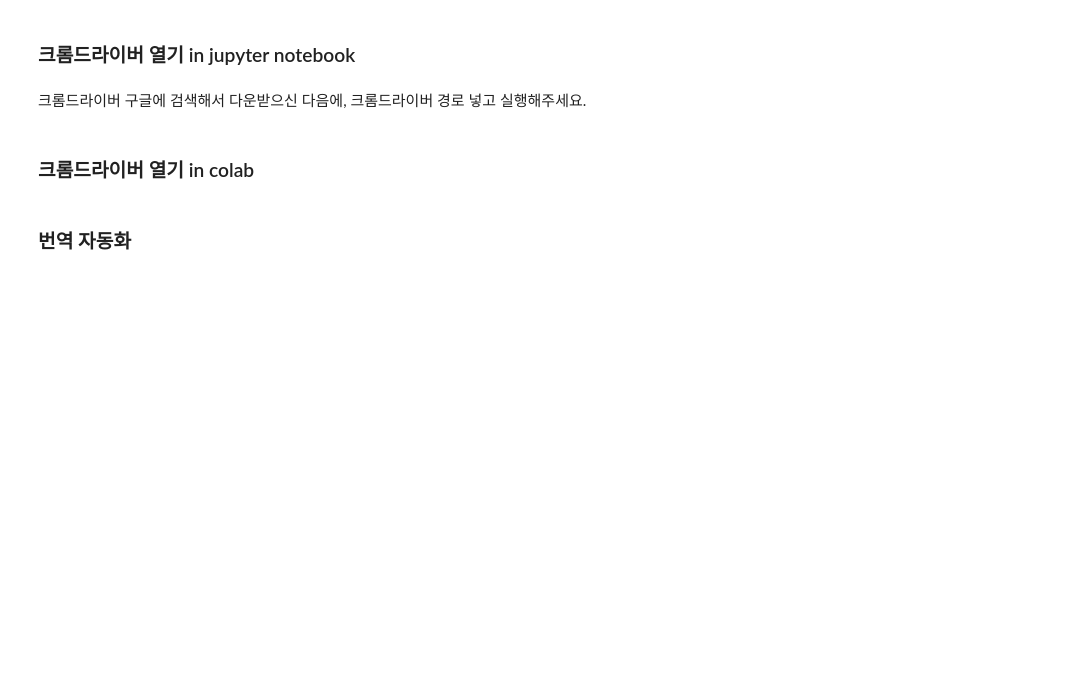
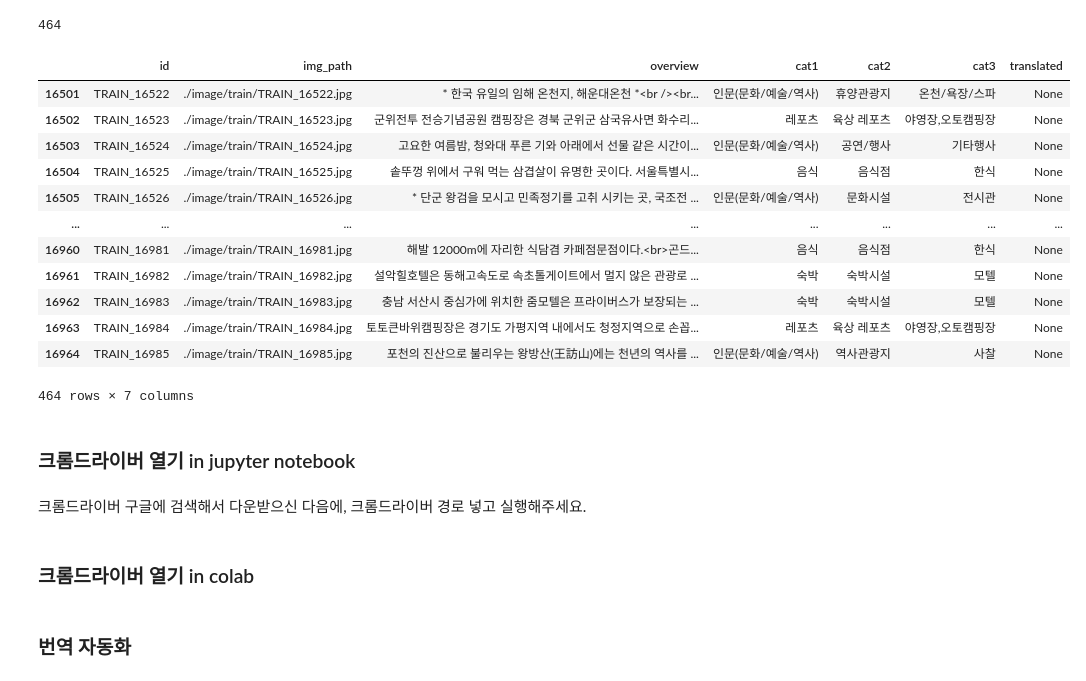
Before and after one commit to mminiiii/2022-2_P-SAT, a Jupyter notebook: papago_selenium.ipynb, the cells around one changed output. Saved outputs shown, nothing was run; the diff lists cells and outputs as text; code cells hidden in the pictures; blank space fills up the shorter version.

```diff
--- a/papago_selenium.ipynb
+++ b/papago_selenium.ipynb
@@ -28,3 +28,24 @@ data
+# %%
+mydf = data.iloc[16501:, :]
+len(mydf)
+# %% [output]
+464
+# %%
+mydf
+# %% [output]
+|  | id | img_path | overview | cat1 | cat2 | cat3 | translated |
+| 16501 | TRAIN_16522 | ./image/train/TRAIN_16522.jpg | * 한국 유일의 임해 온천지, 해운대온천 *<br /><br... | 인문(문화/예술/역사) | 휴양관광지 | 온천/욕장/스파 | None |
+| 16502 | TRAIN_16523 | ./image/train/TRAIN_16523.jpg | 군위전투 전승기념공원 캠핑장은 경북 군위군 삼국유사면 화수리... | 레포츠 | 육상 레포츠 | 야영장,오토캠핑장 | None |
+| 16503 | TRAIN_16524 | ./image/train/TRAIN_16524.jpg | 고요한 여름밤, 청와대 푸른 기와 아래에서 선물 같은 시간이... | 인문(문화/예술/역사) | 공연/행사 | 기타행사 | None |
+| 16504 | TRAIN_16525 | ./image/train/TRAIN_16525.jpg | 솥뚜껑 위에서 구워 먹는 삼겹살이 유명한 곳이다. 서울특별시... | 음식 | 음식점 | 한식 | None |
+| 16505 | TRAIN_16526 | ./image/train/TRAIN_16526.jpg | * 단군 왕검을 모시고 민족정기를 고취 시키는 곳, 국조전 ... | 인문(문화/예술/역사) | 문화시설 | 전시관 | None |
+| ... | ... | ... | ... | ... | ... | ... | ... |
+| 16960 | TRAIN_16981 | ./image/train/TRAIN_16981.jpg | 해발 12000m에 자리한 식담겸 카페점문점이다.<br>곤드... | 음식 | 음식점 | 한식 | None |
+| 16961 | TRAIN_16982 | ./image/train/TRAIN_16982.jpg | 설악힐호텔은 동해고속도로 속초톨게이트에서 멀지 않은 관광로 ... | 숙박 | 숙박시설 | 모텔 | None |
+| 16962 | TRAIN_16983 | ./image/train/TRAIN_16983.jpg | 충남 서산시 중심가에 위치한 줌모텔은 프라이버스가 보장되는 ... | 숙박 | 숙박시설 | 모텔 | None |
+| 16963 | TRAIN_16984 | ./image/train/TRAIN_16984.jpg | 토토큰바위캠핑장은 경기도 가평지역 내에서도 청정지역으로 손꼽... | 레포츠 | 육상 레포츠 | 야영장,오토캠핑장 | None |
+| 16964 | TRAIN_16985 | ./image/train/TRAIN_16985.jpg | 포천의 진산으로 불리우는 왕방산(王訪山)에는 천년의 역사를 ... | 인문(문화/예술/역사) | 역사관광지 | 사찰 | None |
+464 rows × 7 columns
 # %% [markdown]
 ### 크롬드라이버 열기 in jupyter notebook
 # %% [markdown]
```
Also changed, not shown: parts of 7 cells of this notebook.
